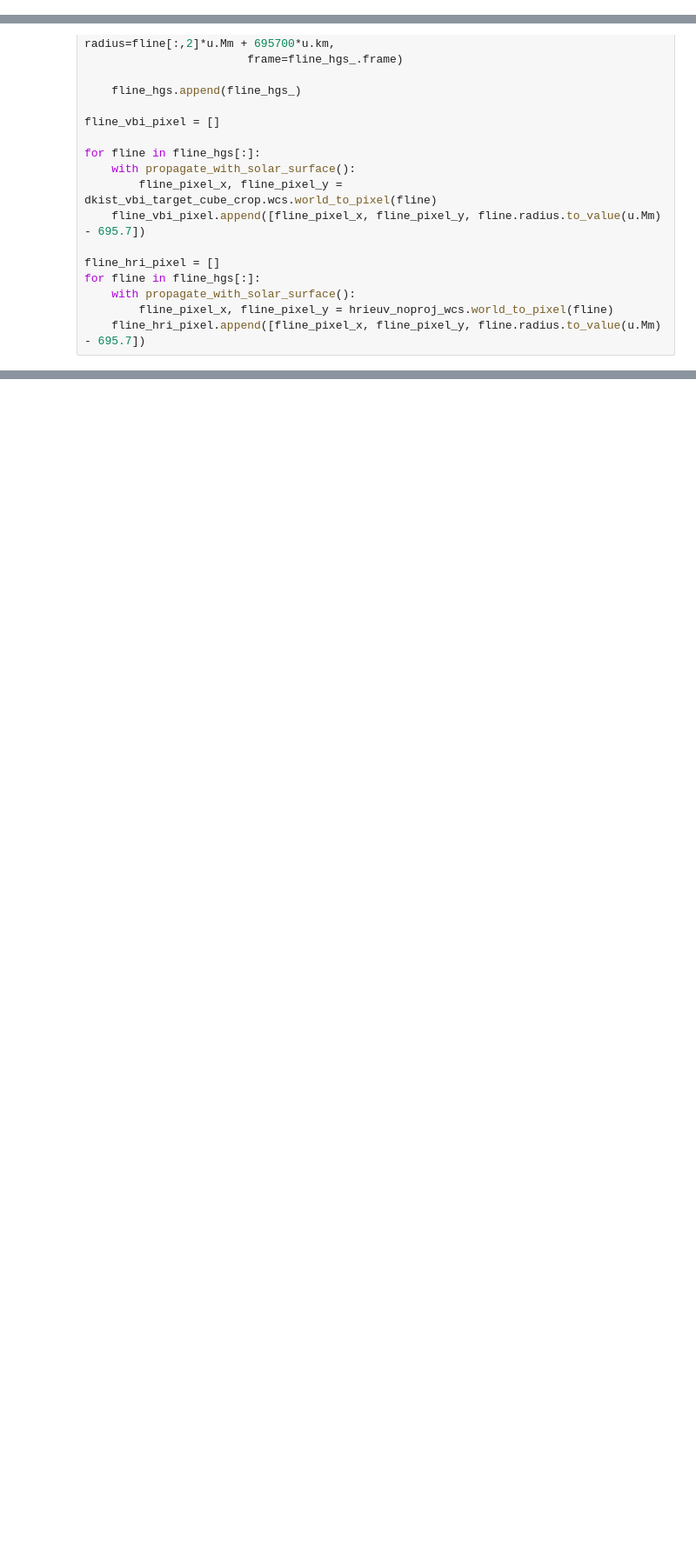
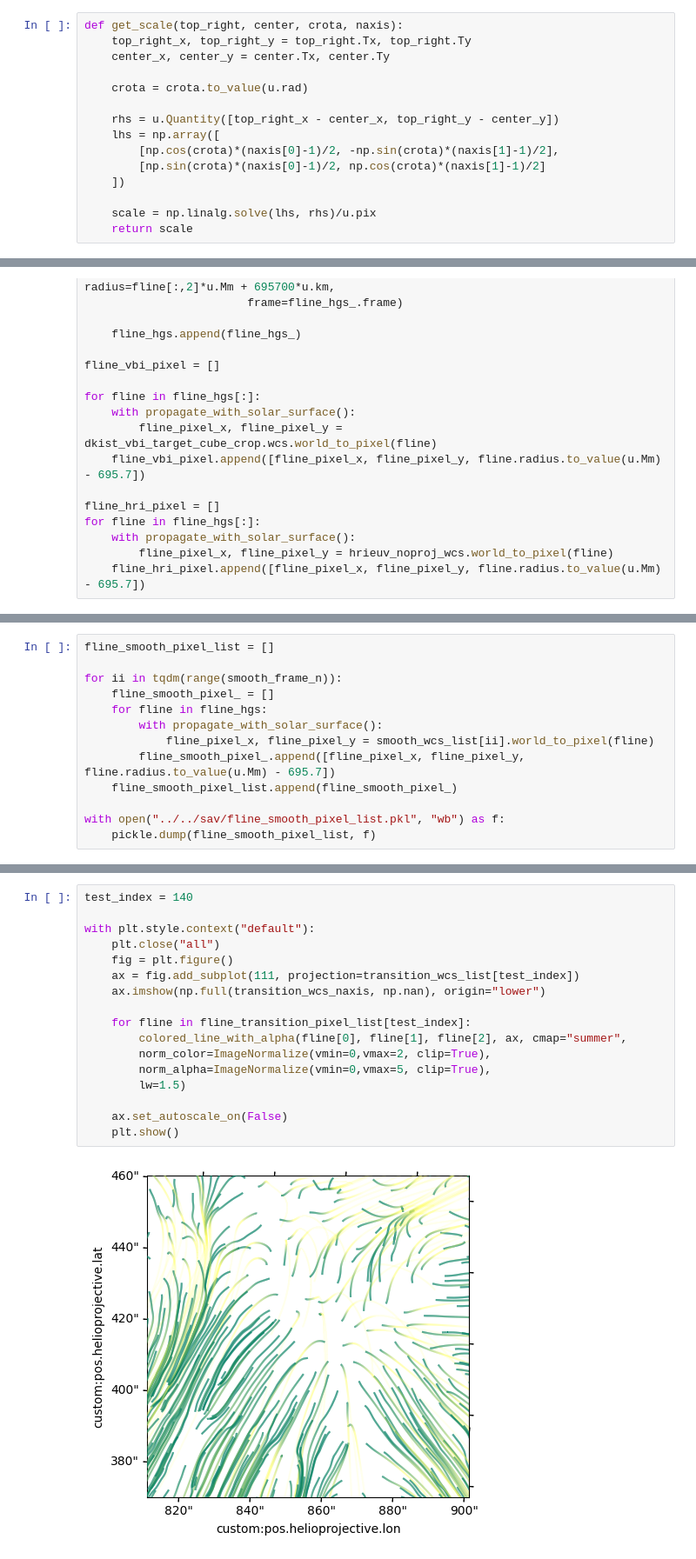
Before and after one commit to yjzhu-solar/DKIST_SolO_Fibril, a Jupyter notebook: ipynb/ms_plot/vbi_hri_field_transition_movie.ipynb, the cells around one changed output, grey strips where cells are left out. Shown at 87% size. Saved outputs shown, nothing was run; the diff lists cells and outputs as text; blank space fills up the shorter version.

Commit message:
close to submission...

```diff
--- a/ipynb/ms_plot/vbi_hri_field_transition_movie.ipynb
+++ b/ipynb/ms_plot/vbi_hri_field_transition_movie.ipynb
@@ -309,0 +238,15 @@ for ii in range(transition_frame_n):
+# %%
+def get_scale(top_right, center, crota, naxis):
+    top_right_x, top_right_y = top_right.Tx, top_right.Ty
+    center_x, center_y = center.Tx, center.Ty
+
+    crota = crota.to_value(u.rad)
+
+    rhs = u.Quantity([top_right_x - center_x, top_right_y - center_y])
+    lhs = np.array([
+        [np.cos(crota)*(naxis[0]-1)/2, -np.sin(crota)*(naxis[1]-1)/2],
+        [np.sin(crota)*(naxis[0]-1)/2, np.cos(crota)*(naxis[1]-1)/2]
+    ])
+
+    scale = np.linalg.solve(lhs, rhs)/u.pix
+    return scale
@@ -377,0 +415,13 @@ with open("../../sav/fline_transition_pixel_list.pkl", "wb") as f:
+# %%
+fline_smooth_pixel_list = []
+
+for ii in tqdm(range(smooth_frame_n)):
+    fline_smooth_pixel_ = []
+    for fline in fline_hgs:
+        with propagate_with_solar_surface():
+            fline_pixel_x, fline_pixel_y = smooth_wcs_list[ii].world_to_pixel(fline)
+        fline_smooth_pixel_.append([fline_pixel_x, fline_pixel_y, fline.radius.to_value(u.Mm) - 695.7])
+    fline_smooth_pixel_list.append(fline_smooth_pixel_)
+
+with open("../../sav/fline_smooth_pixel_list.pkl", "wb") as f:
+    pickle.dump(fline_smooth_pixel_list, f)
@@ -377,0 +436,19 @@ with open("../../sav/fline_transition_pixel_list.pkl", "wb") as f:
+# %%
+test_index = 140
+
+with plt.style.context("default"):
+    plt.close("all")
+    fig = plt.figure()
+    ax = fig.add_subplot(111, projection=transition_wcs_list[test_index])
+    ax.imshow(np.full(transition_wcs_naxis, np.nan), origin="lower")
+
+    for fline in fline_transition_pixel_list[test_index]:
+        colored_line_with_alpha(fline[0], fline[1], fline[2], ax, cmap="summer",
+        norm_color=ImageNormalize(vmin=0,vmax=2, clip=True),
+        norm_alpha=ImageNormalize(vmin=0,vmax=5, clip=True),
+        lw=1.5)
+
+    ax.set_autoscale_on(False)
+    plt.show()
+# %% [output]
+[figure, added]
```
Also changed, not shown: parts of 26 cells of this notebook, 14 other files.
